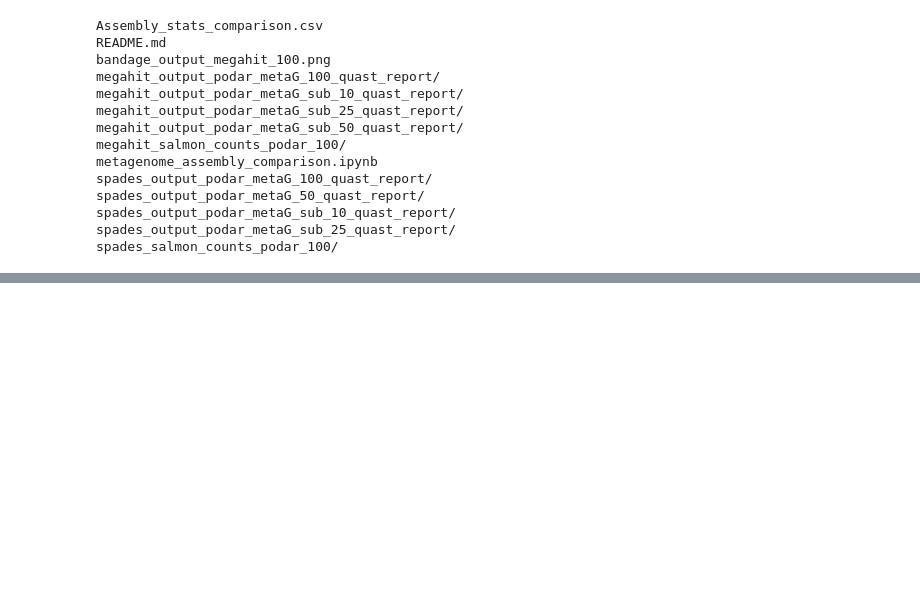
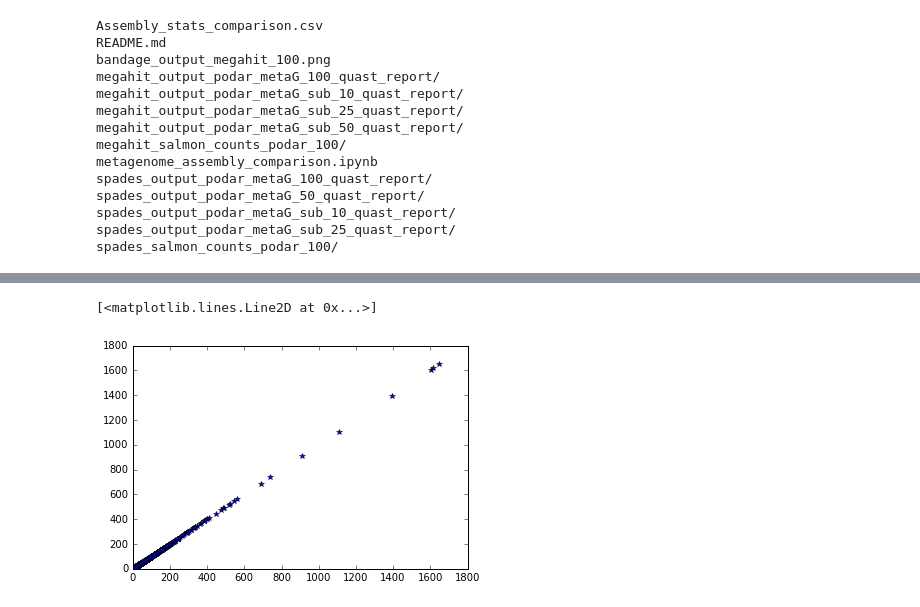
Before and after one commit to dahak-metagenomics/dahak, a Jupyter notebook: workflows/assembly/metagenome_assembly_comparison.ipynb, the cells around one changed output, grey strips where cells are left out. Cells and saved outputs as stored; diff of their text form; code cells hidden in the pictures; blank space fills up the shorter version.

```diff
--- a/workflows/assembly/metagenome_assembly_comparison.ipynb
+++ b/workflows/assembly/metagenome_assembly_comparison.ipynb
@@ -126,0 +134,12 @@ plt.show()
+# %%
+counts1 = [ x.split()[1] for x in open('megahit_salmon_counts_podar_100/SRR606249.quant.counts')]
+counts1 = [ float(x) for x in counts1[1:] ]
+counts1 = numpy.array(counts1)
+
+counts2 = [ x.split()[1] for x in open('spades_salmon_counts_podar_100/SRR606249.quant.counts')]
+counts2 = [ float(x) for x in counts1[1:] ]
+counts2 = numpy.array(counts1)
+plot(counts1, counts2, '*')
+# %% [output]
+[<matplotlib.lines.Line2D at 0x...>]
+[figure, added]
```
Also changed, not shown: parts of 4 cells of this notebook, 1 other file.
